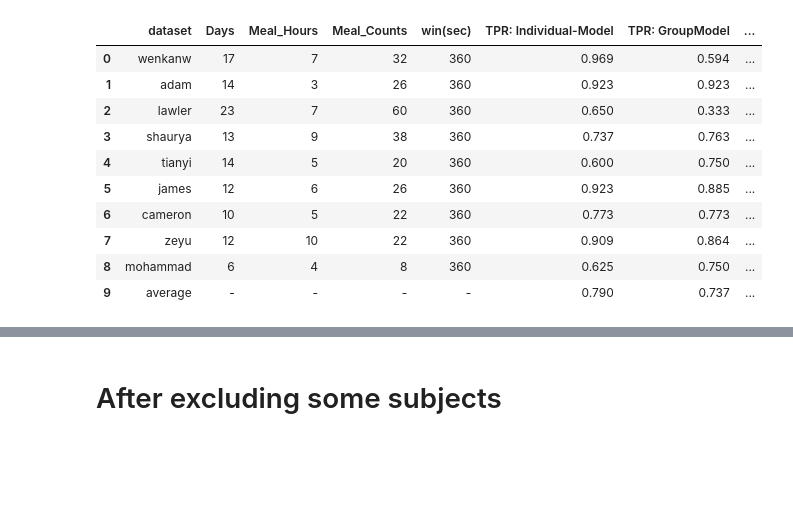
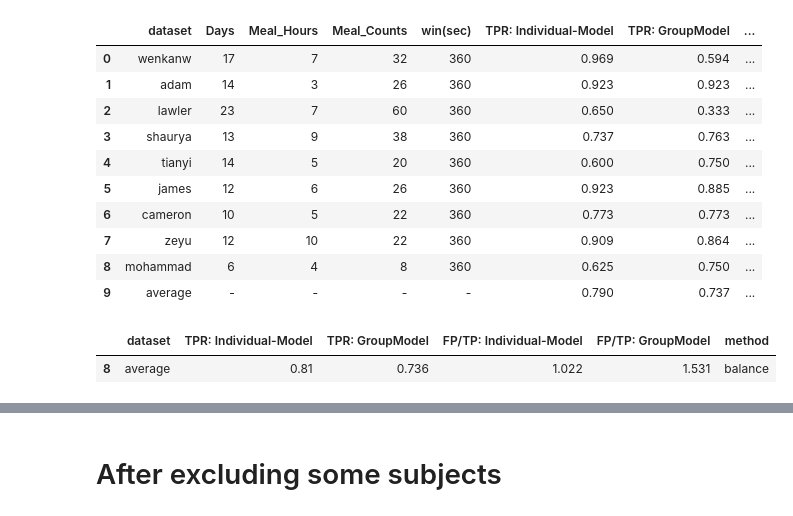
Before and after one commit to wenkangwei/eating-activity-detection, a Jupyter notebook: src/1_3-EDA.ipynb, the cells around one changed output, grey strips where cells are left out. Drawn from its saved outputs; the diff is of its cells as text; code cells hidden in the pictures; blank space fills up the shorter version.

```diff
--- a/src/1_3-EDA.ipynb
+++ b/src/1_3-EDA.ipynb
@@ -1303,3 +1303,10 @@ ind_perf_ratio
 | 7 | zeyu | 12 | 10 | 22 | 360 | 0.909 | 0.864 | ... |
 | 8 | mohammad | 6 | 4 | 8 | 360 | 0.625 | 0.750 | ... |
 | 9 | average | - | - | - | - | 0.790 | 0.737 | ... |
+# %%
+df= ind_perf_ratio_ex[ind_perf_ratio_ex['dataset']=='average'][metrics]
+df['method']= 'balance'
+df
+# %% [output]
+|  | dataset | TPR: Individual-Model | TPR: GroupModel | FP/TP: Individual-Model | FP/TP: GroupModel | method |
+| 8 | average | 0.81 | 0.736 | 1.022 | 1.531 | balance |
```
Also changed, not shown: parts of 13 cells of this notebook, 10 other files.
